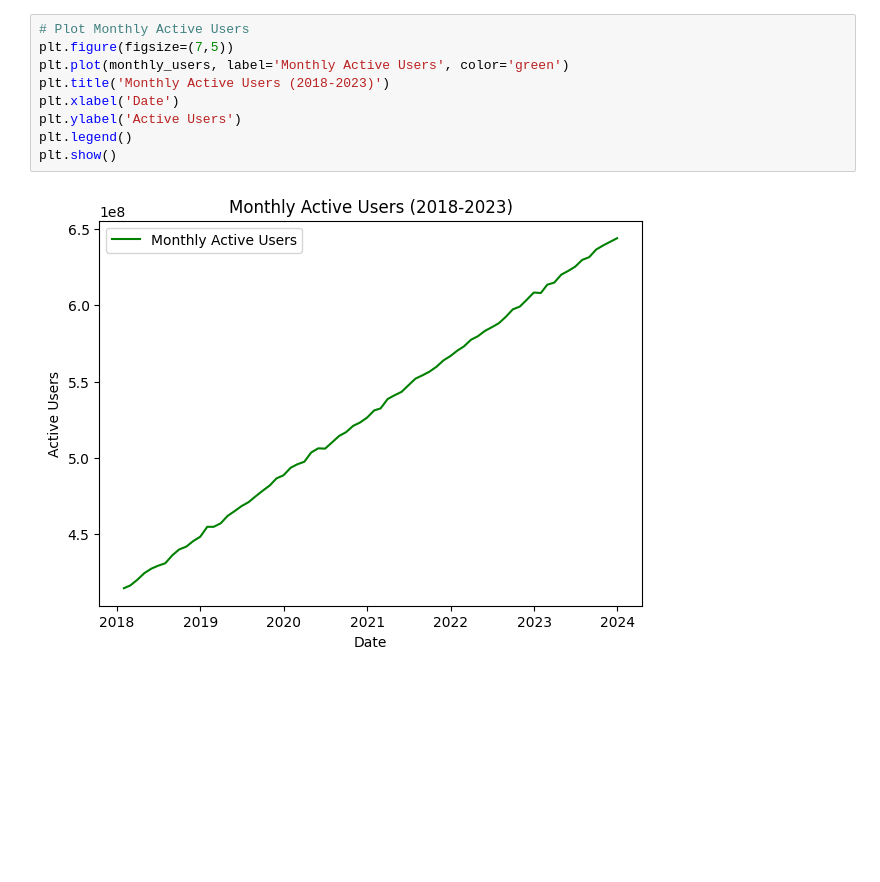
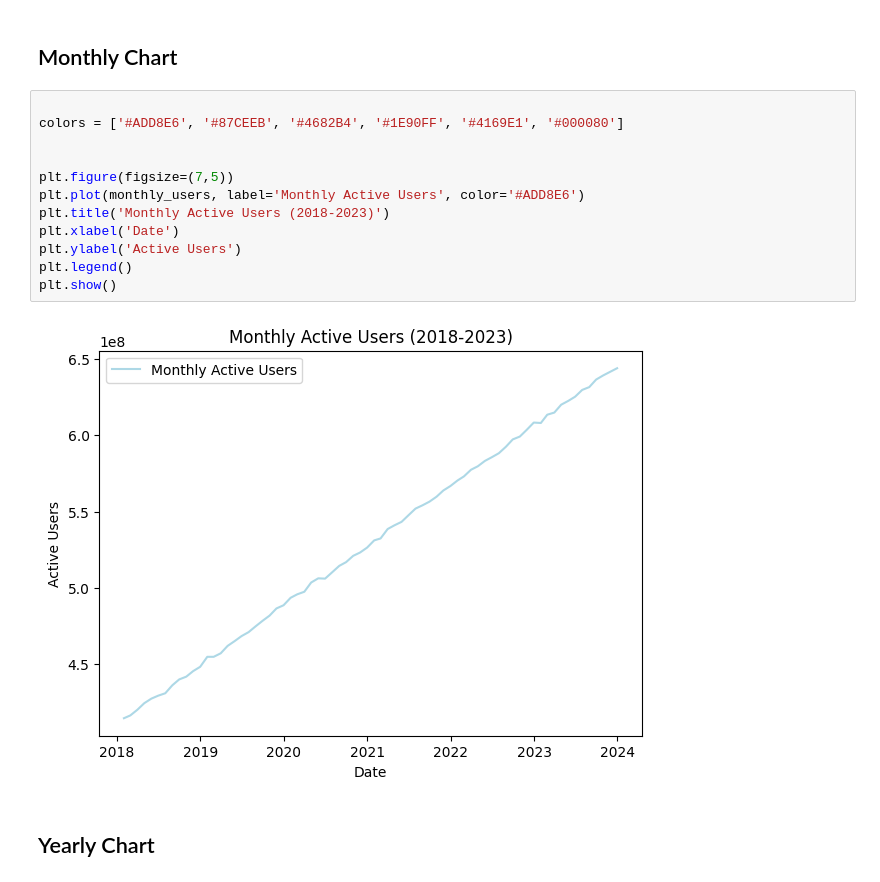
Before and after one commit to JasonGreich/Cyber-Avalanche, a Jupyter notebook: Python Analysis/active_users_analysis.ipynb, the cells around one changed output. Cells and saved outputs as stored; diff of their text form; blank space fills up the shorter version.

```diff
--- a/Python Analysis/active_users_analysis.ipynb
+++ b/Python Analysis/active_users_analysis.ipynb
@@ -38,15 +38,22 @@ plt.legend()
 plt.show()
 # %% [output]
 [figure]
+# %% [markdown]
+## Monthly Chart
 # %%
-# Plot Monthly Active Users
+
+colors = ['#ADD8E6', '#87CEEB', '#4682B4', '#1E90FF', '#4169E1', '#000080']
+
+
 plt.figure(figsize=(7,5))
-plt.plot(monthly_users, label='Monthly Active Users', color='green')
+plt.plot(monthly_users, label='Monthly Active Users', color='#ADD8E6')
 plt.title('Monthly Active Users (2018-2023)')
 plt.xlabel('Date')
 plt.ylabel('Active Users')
 plt.legend()
 plt.show()
 # %% [output]
-[figure, old version]
+[figure, new version]
+# %% [markdown]
+## Yearly Chart
 # %%
```
Also changed, not shown: parts of 9 cells of this notebook, 8 other files.
